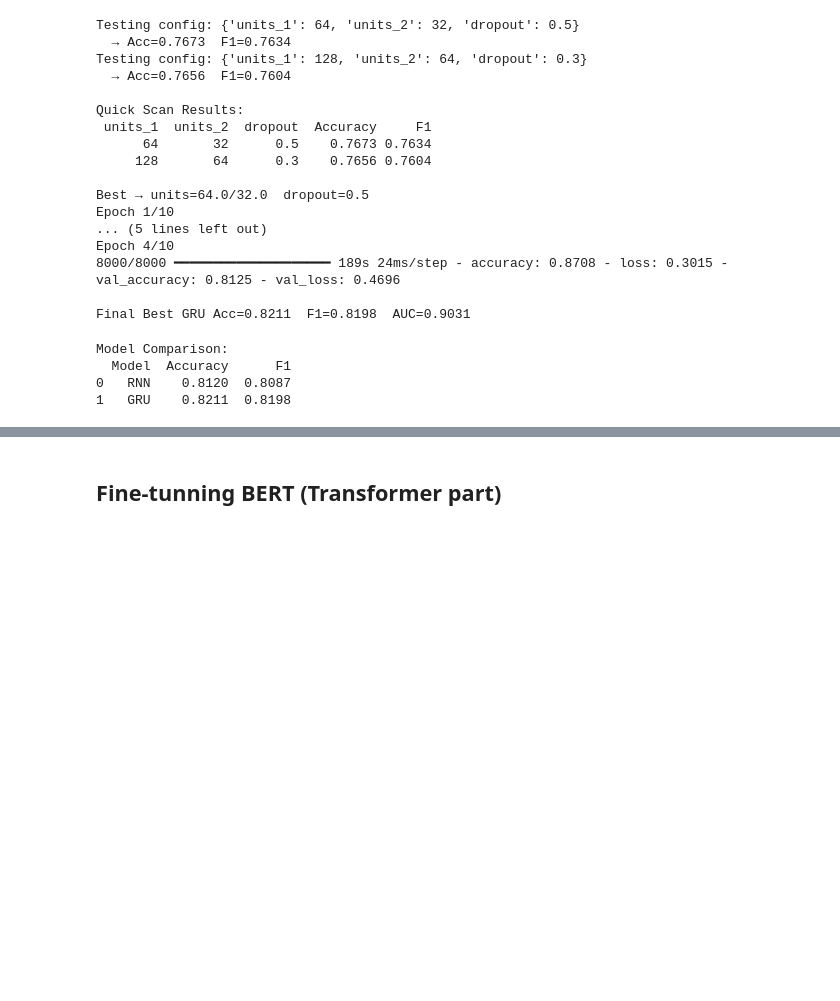
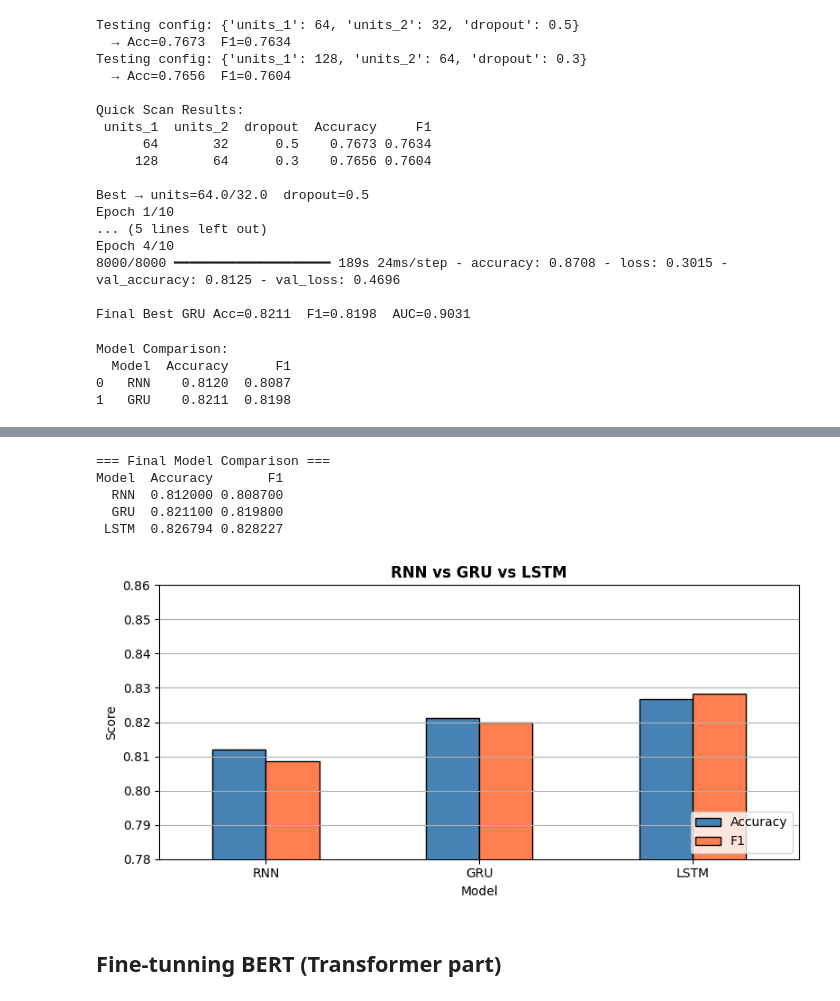
Before and after one commit to Shahd132/Sentiment-Fake-News-Detection, a Jupyter notebook: SentimentAnalysis_LV.ipynb, the cells around one changed output, grey strips where cells are left out. Saved outputs shown, nothing was run; the diff lists cells and outputs as text; code cells hidden in the pictures; blank space fills up the shorter version.

```diff
--- a/SentimentAnalysis_LV.ipynb
+++ b/SentimentAnalysis_LV.ipynb
@@ -1608,3 +1851,31 @@ Model Comparison:
+# %%
+comparison = pd.DataFrame([
+    {"Model": "RNN",  "Accuracy": 0.8120, "F1": 0.8087},
+    {"Model": "GRU",  "Accuracy": 0.8211, "F1": 0.8198},
+    {"Model": "LSTM", "Accuracy": acc,    "F1": f1     },
+])
+
+print("\n=== Final Model Comparison ===")
+print(comparison.to_string(index=False))
+
+comparison.plot(x="Model", y=["Accuracy", "F1"],
+                kind="bar", figsize=(8, 4),
+                color=["steelblue", "coral"], edgecolor='black')
+plt.title("RNN vs GRU vs LSTM", fontweight='bold')
+plt.ylabel("Score")
+plt.xticks(rotation=0)
+plt.ylim(0.78, 0.86)
+plt.legend(loc='lower right')
+plt.grid(axis='y')
+plt.tight_layout()
+plt.show()
+# %% [output]
+=== Final Model Comparison ===
+Model  Accuracy       F1
+  RNN  0.812000 0.808700
+  GRU  0.821100 0.819800
+ LSTM  0.826794 0.828227
+[figure, added]
 # %% [markdown]
 ## Fine-tunning BERT (Transformer part)
 # %%
```
Also changed, not shown: parts of 10 cells of this notebook.
